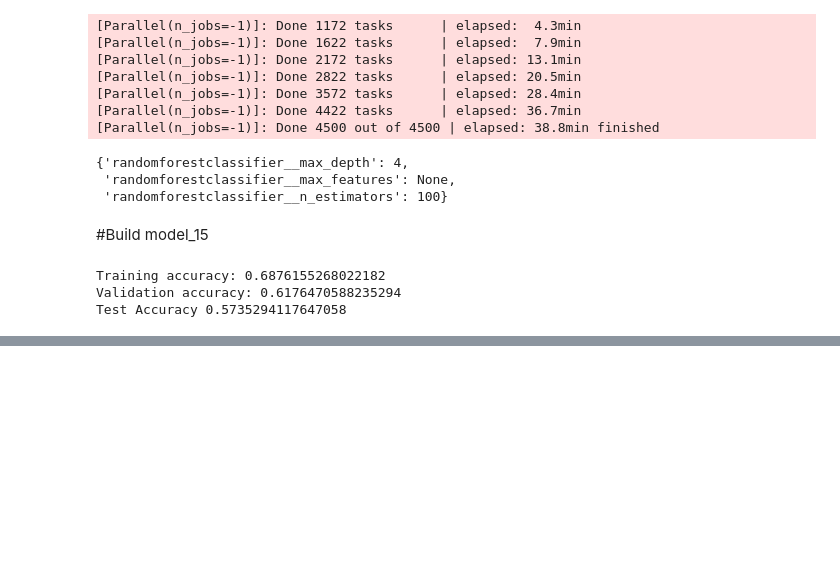
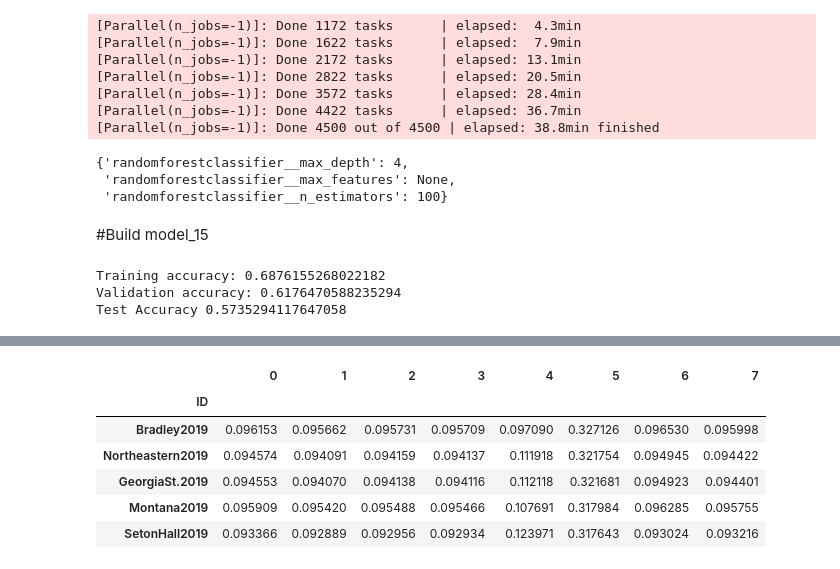
Before and after one commit to Tristan-Brown1096/DS18_Unit_2_Build_Week_Project, a Jupyter notebook: unit_2_build_week_project.ipynb, the cells around one changed output, grey strips where cells are left out. Saved outputs shown, nothing was run; the diff lists cells and outputs as text; code cells hidden in the pictures; blank space fills up the shorter version.

```diff
--- a/unit_2_build_week_project.ipynb
+++ b/unit_2_build_week_project.ipynb
@@ -799,0 +846,10 @@ Test Accuracy 0.5735294117647058
+# %%
+pred.sort_values(by=5, ascending=False).head()
+# %% [output]
+|  | 0 | 1 | 2 | 3 | 4 | 5 | 6 | 7 |
+| ID |  |  |  |  |  |  |  |  |
+| Bradley2019 | 0.096153 | 0.095662 | 0.095731 | 0.095709 | 0.097090 | 0.327126 | 0.096530 | 0.095998 |
+| Northeastern2019 | 0.094574 | 0.094091 | 0.094159 | 0.094137 | 0.111918 | 0.321754 | 0.094945 | 0.094422 |
+| GeorgiaSt.2019 | 0.094553 | 0.094070 | 0.094138 | 0.094116 | 0.112118 | 0.321681 | 0.094923 | 0.094401 |
+| Montana2019 | 0.095909 | 0.095420 | 0.095488 | 0.095466 | 0.107691 | 0.317984 | 0.096285 | 0.095755 |
+| SetonHall2019 | 0.093366 | 0.092889 | 0.092956 | 0.092934 | 0.123971 | 0.317643 | 0.093024 | 0.093216 |
```
Also changed, not shown: parts of 38 cells of this notebook.
